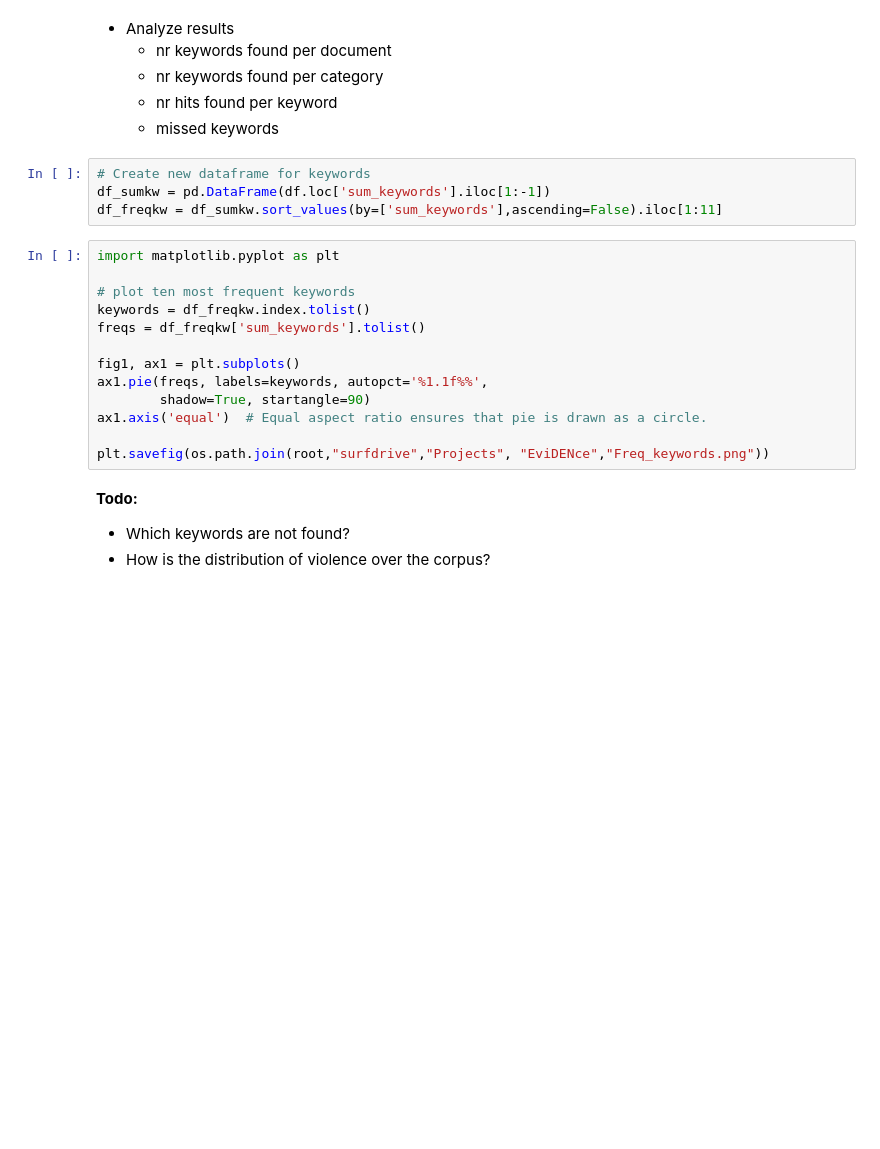
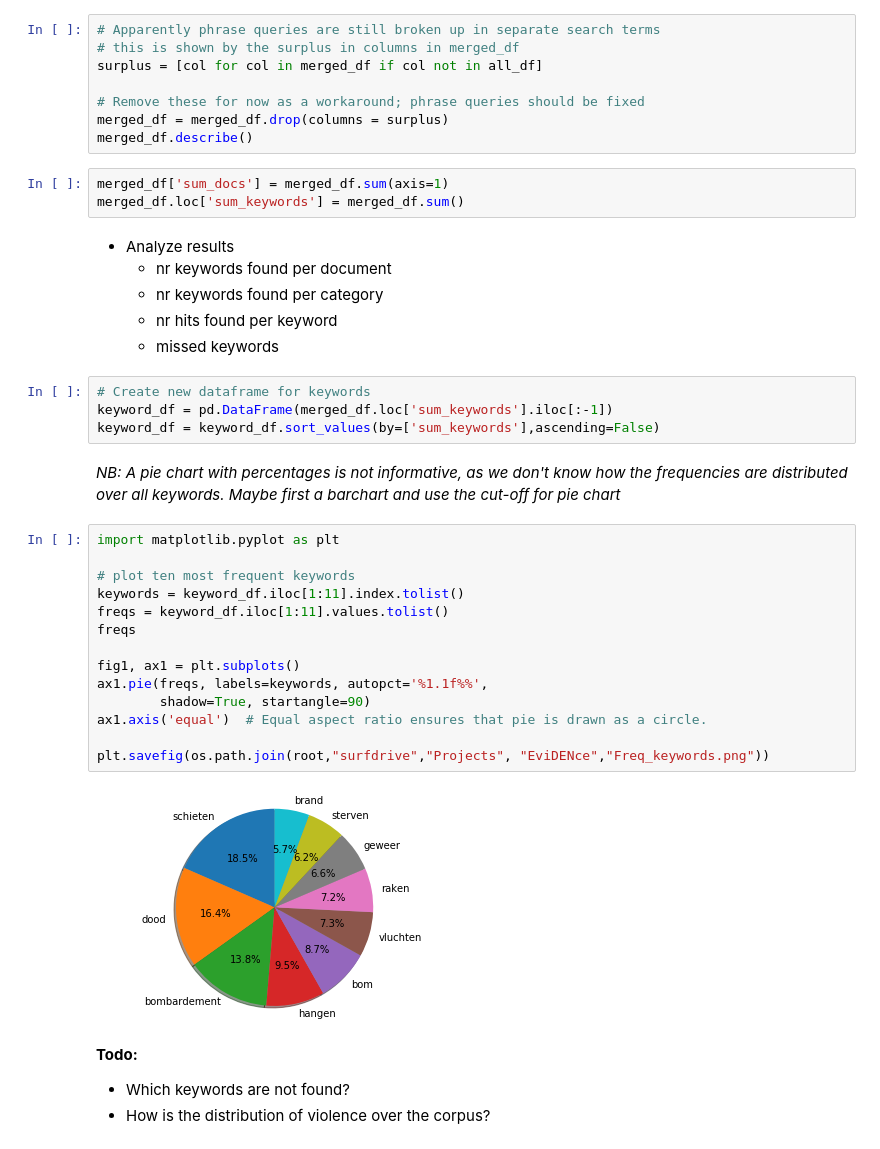
Before and after one commit to ADAH-EviDENce/baseline_search, a Jupyter notebook: notebooks/EviDENce_baseline_search_engine.ipynb, the cells around one changed output. Cells and saved outputs as stored; diff of their text form; blank space fills up the shorter version.

Commit message:
improved analysis of search results

```diff
--- a/notebooks/EviDENce_baseline_search_engine.ipynb
+++ b/notebooks/EviDENce_baseline_search_engine.ipynb
@@ -198,3 +170,14 @@ with open(report, 'w') as file_handler:
+# %%
+# Apparently phrase queries are still broken up in separate search terms
+# this is shown by the surplus in columns in merged_df
+surplus = [col for col in merged_df if col not in all_df]
+
+# Remove these for now as a workaround; phrase queries should be fixed
+merged_df = merged_df.drop(columns = surplus)
+merged_df.describe()
+# %%
+merged_df['sum_docs'] = merged_df.sum(axis=1)
+merged_df.loc['sum_keywords'] = merged_df.sum()
 # %% [markdown]
 * Analyze results
     * nr keywords found per document
@@ -203,21 +186,26 @@ with open(report, 'w') as file_handler:
     * missed keywords
 # %%
 # Create new dataframe for keywords
-df_sumkw = pd.DataFrame(df.loc['sum_keywords'].iloc[1:-1])
-df_freqkw = df_sumkw.sort_values(by=['sum_keywords'],ascending=False).iloc[1:11]
+keyword_df = pd.DataFrame(merged_df.loc['sum_keywords'].iloc[:-1])
+keyword_df = keyword_df.sort_values(by=['sum_keywords'],ascending=False)
+# %% [markdown]
+_NB: A pie chart with percentages is not informative, as we don't know how the frequencies are distributed over all keywords. Maybe first a barchart and use the cut-off for pie chart_
 # %%
 import matplotlib.pyplot as plt
 
 # plot ten most frequent keywords
-keywords = df_freqkw.index.tolist()
-freqs = df_freqkw['sum_keywords'].tolist()
+keywords = keyword_df.iloc[1:11].index.tolist()
+freqs = keyword_df.iloc[1:11].values.tolist()
+freqs
 
 fig1, ax1 = plt.subplots()
 ax1.pie(freqs, labels=keywords, autopct='%1.1f%%',
         shadow=True, startangle=90)
 ax1.axis('equal')  # Equal aspect ratio ensures that pie is drawn as a circle.
 
 plt.savefig(os.path.join(root,"surfdrive","Projects", "EviDENce","Freq_keywords.png"))
+# %% [output]
+[figure, added]
 # %% [markdown]
 **Todo:**
 * Which keywords are not found?
```
Also changed, not shown: parts of 10 cells of this notebook.
